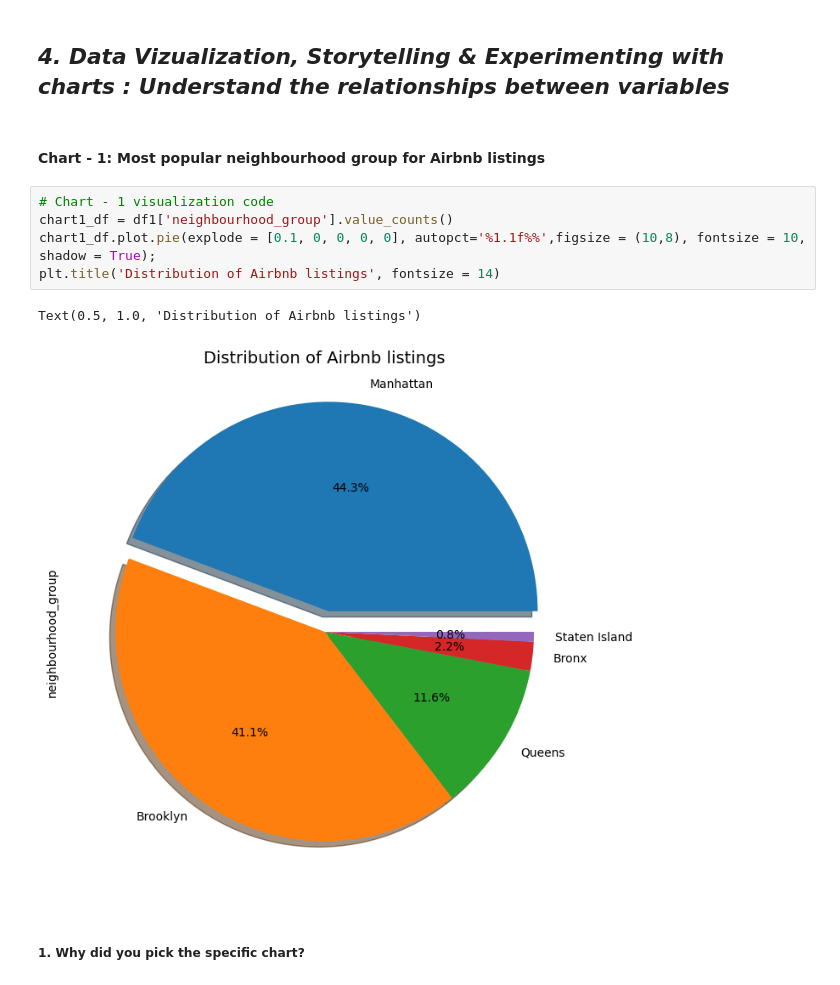
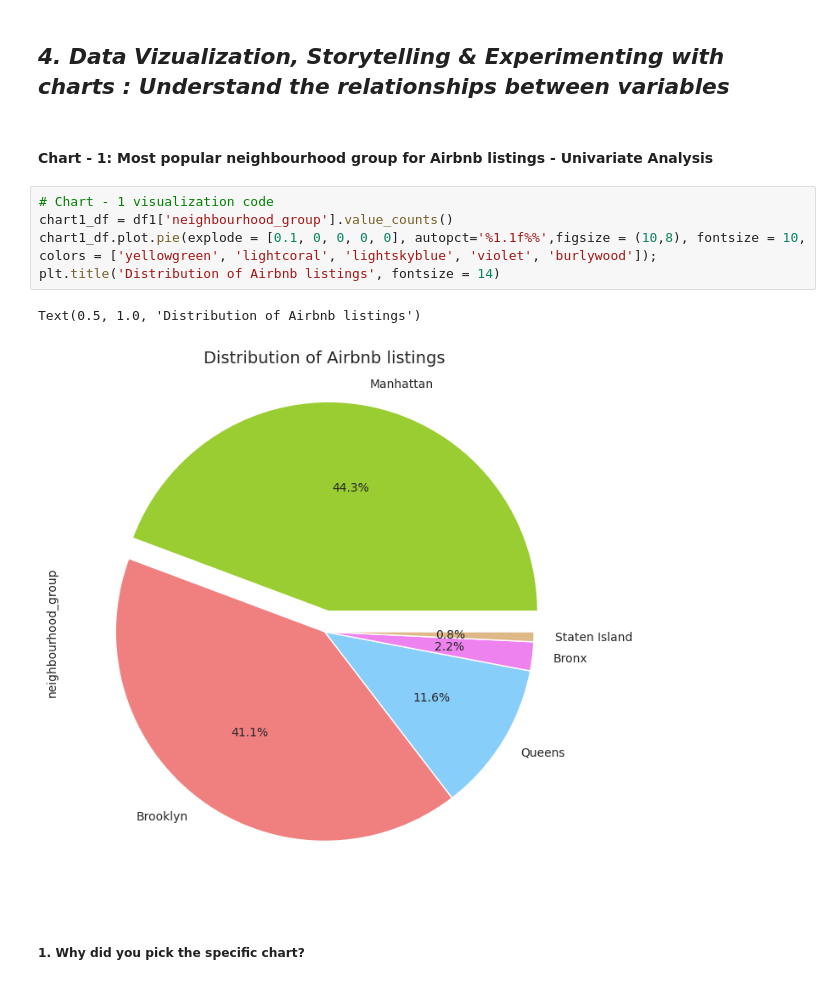
Before and after one commit to david-paul-m/Python-EDA, a Jupyter notebook: David_PY_EDA_AirBnb_Bookings_Analysis.ipynb, the cells around one changed output. Cells and saved outputs as stored; diff of their text form.

```diff
--- a/David_PY_EDA_AirBnb_Bookings_Analysis.ipynb
+++ b/David_PY_EDA_AirBnb_Bookings_Analysis.ipynb
@@ -362,15 +379,15 @@ df1.drop(df1[df1['price']==0].index, inplace = True)
 # %% [markdown]
 ## ***4. Data Vizualization, Storytelling & Experimenting with charts : Understand the relationships between variables***
 # %% [markdown]
-#### Chart - 1: Most popular neighbourhood group for Airbnb listings
+#### Chart - 1: Most popular neighbourhood group for Airbnb listings - Univariate Analysis
 # %%
 # Chart - 1 visualization code
 chart1_df = df1['neighbourhood_group'].value_counts()
-chart1_df.plot.pie(explode = [0.1, 0, 0, 0, 0], autopct='%1.1f%%',figsize = (10,8), fontsize = 10, shadow = True);
+chart1_df.plot.pie(explode = [0.1, 0, 0, 0, 0], autopct='%1.1f%%',figsize = (10,8), fontsize = 10, colors = ['yellowgreen', 'lightcoral', 'lightskyblue', 'violet', 'burlywood']);
 plt.title('Distribution of Airbnb listings', fontsize = 14)
 # %% [output]
 Text(0.5, 1.0, 'Distribution of Airbnb listings')
-[figure, old version]
+[figure, new version]
 # %% [markdown]
 ##### 1. Why did you pick the specific chart?
 # %% [markdown]
```
Also changed, not shown: parts of 16 cells of this notebook.
